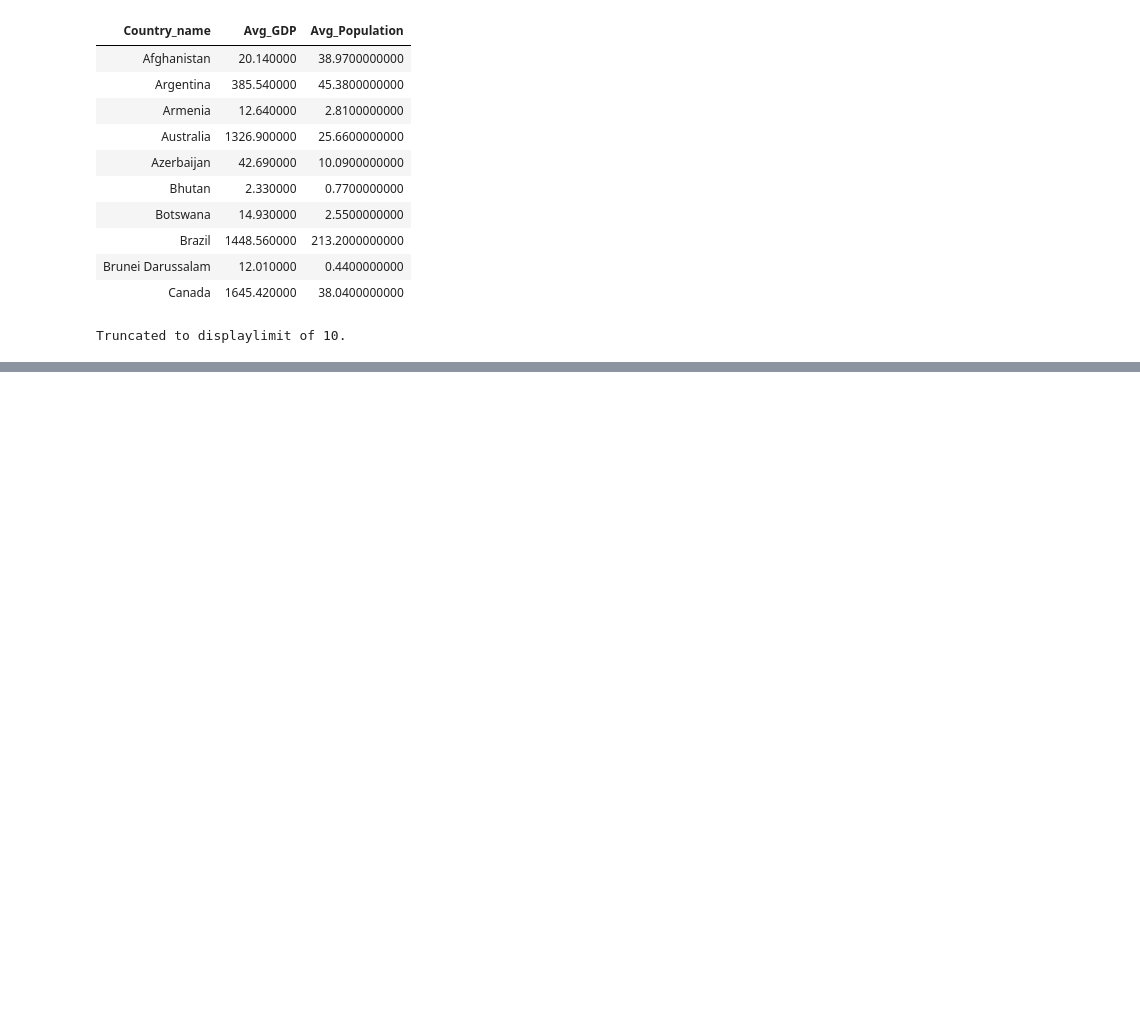
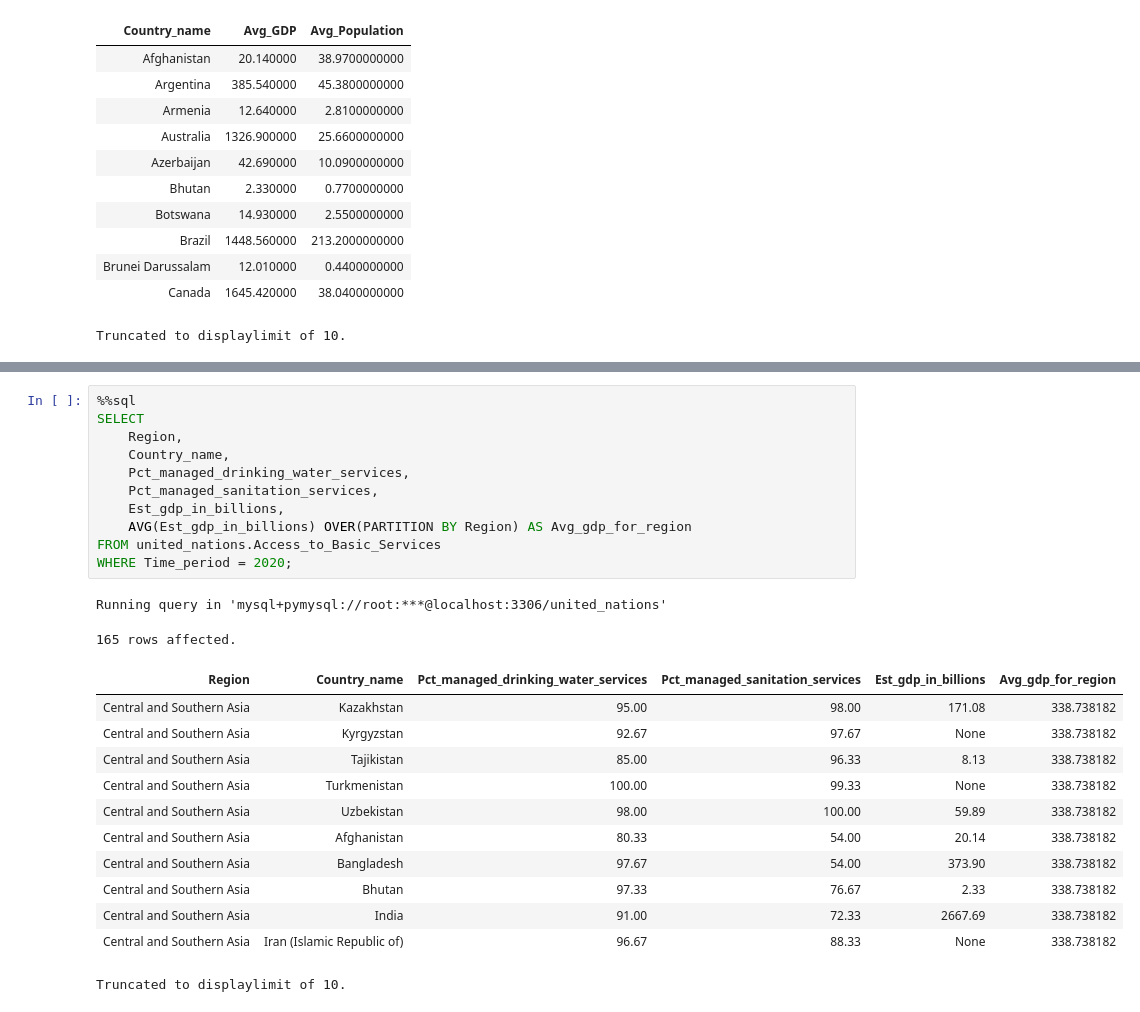
Before and after one commit to kxrrym03/ALX-Exercises, a Jupyter notebook: OptimisingQueries.ipynb, the cells around one changed output, grey strips where cells are left out. Cells and saved outputs as stored; diff of their text form; blank space fills up the shorter version.

```diff
--- a/OptimisingQueries.ipynb
+++ b/OptimisingQueries.ipynb
@@ -278,0 +353,26 @@ Truncated to displaylimit of 10.
+# %%
+%%sql
+SELECT
+    Region,
+    Country_name,
+    Pct_managed_drinking_water_services,
+    Pct_managed_sanitation_services,
+    Est_gdp_in_billions,
+    AVG(Est_gdp_in_billions) OVER(PARTITION BY Region) AS Avg_gdp_for_region
+FROM united_nations.Access_to_Basic_Services
+WHERE Time_period = 2020;
+# %% [output]
+Running query in 'mysql+pymysql://root:***@localhost:3306/united_nations'
+165 rows affected.
+| Region | Country_name | Pct_managed_drinking_water_services | Pct_managed_sanitation_services | Est_gdp_in_billions | Avg_gdp_for_region |
+| Central and Southern Asia | Kazakhstan | 95.00 | 98.00 | 171.08 | 338.738182 |
+| Central and Southern Asia | Kyrgyzstan | 92.67 | 97.67 | None | 338.738182 |
+| Central and Southern Asia | Tajikistan | 85.00 | 96.33 | 8.13 | 338.738182 |
+| Central and Southern Asia | Turkmenistan | 100.00 | 99.33 | None | 338.738182 |
+| Central and Southern Asia | Uzbekistan | 98.00 | 100.00 | 59.89 | 338.738182 |
+| Central and Southern Asia | Afghanistan | 80.33 | 54.00 | 20.14 | 338.738182 |
+| Central and Southern Asia | Bangladesh | 97.67 | 54.00 | 373.90 | 338.738182 |
+| Central and Southern Asia | Bhutan | 97.33 | 76.67 | 2.33 | 338.738182 |
+| Central and Southern Asia | India | 91.00 | 72.33 | 2667.69 | 338.738182 |
+| Central and Southern Asia | Iran (Islamic Republic of) | 96.67 | 88.33 | None | 338.738182 |
+Truncated to displaylimit of 10.
```
Also changed, not shown: parts of 8 cells of this notebook.
